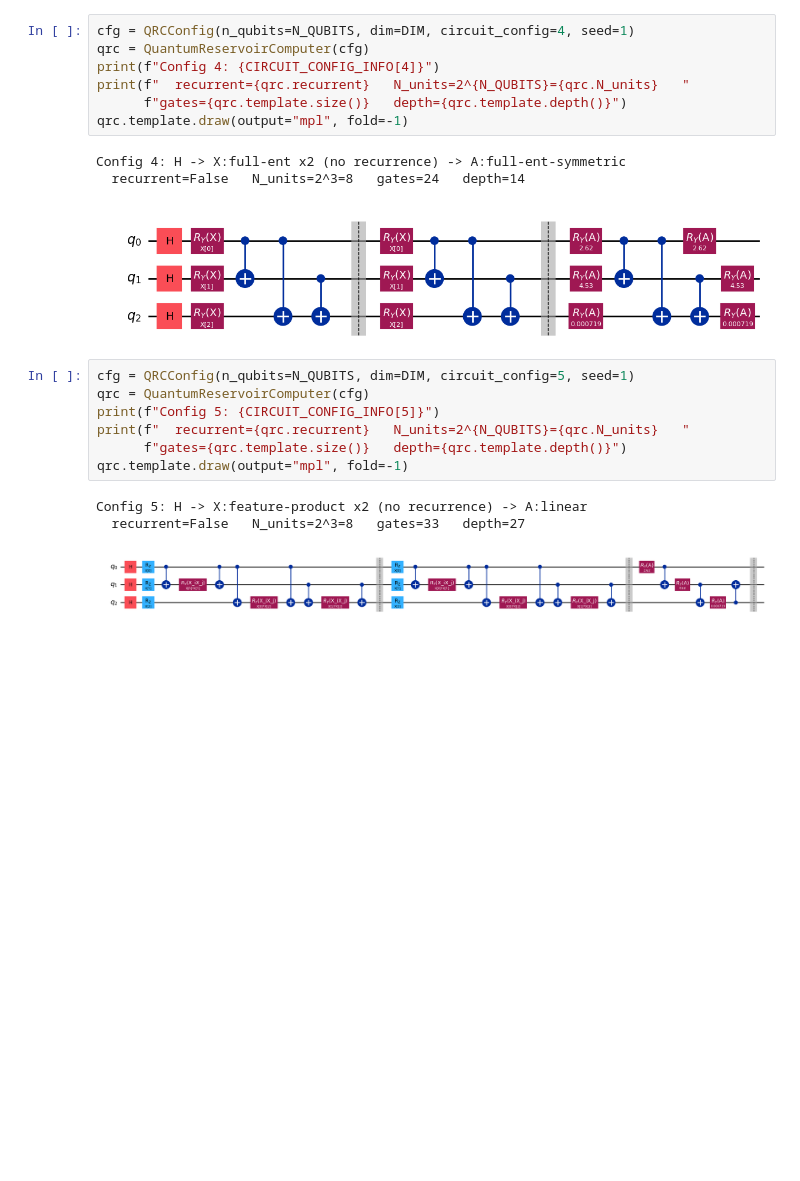
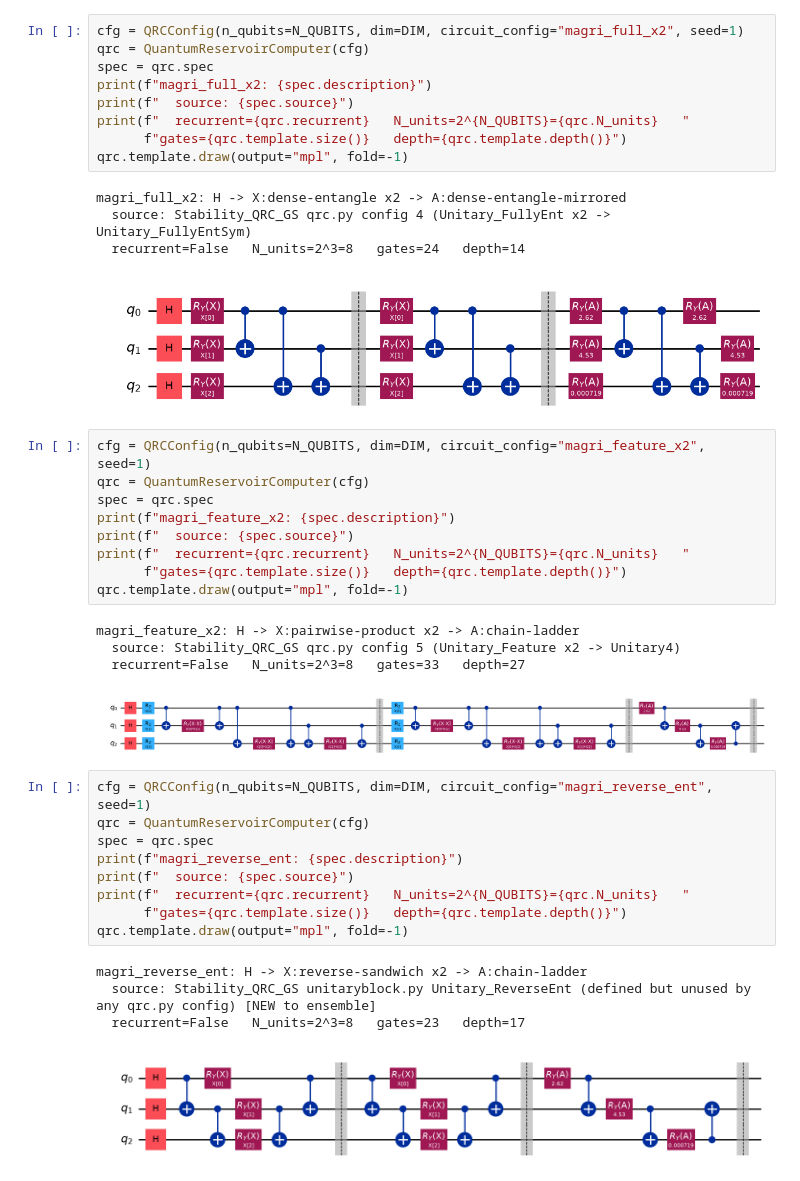
Before and after one commit to Wezo420/QML-for-Plasma-Disruption-Prediction-and-Adaptive-Control, a Jupyter notebook: QRC-Eval3/notebooks/00_QRC_Circuit_Gallery.ipynb, the cells around one changed output. Drawn from its saved outputs; the diff is of its cells as text; blank space fills up the shorter version.

```diff
--- a/QRC-Eval3/notebooks/00_QRC_Circuit_Gallery.ipynb
+++ b/QRC-Eval3/notebooks/00_QRC_Circuit_Gallery.ipynb
@@ -68,24 +193,44 @@ Config 3: H -> X:linear x2 (no recurrence) -> A:linear
   recurrent=False   N_units=2^3=8   gates=21   depth=19
 [figure]
 # %%
-cfg = QRCConfig(n_qubits=N_QUBITS, dim=DIM, circuit_config=4, seed=1)
+cfg = QRCConfig(n_qubits=N_QUBITS, dim=DIM, circuit_config="magri_full_x2", seed=1)
 qrc = QuantumReservoirComputer(cfg)
-print(f"Config 4: {CIRCUIT_CONFIG_INFO[4]}")
+spec = qrc.spec
+print(f"magri_full_x2: {spec.description}")
+print(f"  source: {spec.source}")
 print(f"  recurrent={qrc.recurrent}   N_units=2^{N_QUBITS}={qrc.N_units}   "
       f"gates={qrc.template.size()}   depth={qrc.template.depth()}")
 qrc.template.draw(output="mpl", fold=-1)
 # %% [output]
-Config 4: H -> X:full-ent x2 (no recurrence) -> A:full-ent-symmetric
+magri_full_x2: H -> X:dense-entangle x2 -> A:dense-entangle-mirrored
+  source: Stability_QRC_GS qrc.py config 4 (Unitary_FullyEnt x2 -> Unitary_FullyEntSym)
   recurrent=False   N_units=2^3=8   gates=24   depth=14
 [figure]
 # %%
-cfg = QRCConfig(n_qubits=N_QUBITS, dim=DIM, circuit_config=5, seed=1)
+cfg = QRCConfig(n_qubits=N_QUBITS, dim=DIM, circuit_config="magri_feature_x2", seed=1)
 qrc = QuantumReservoirComputer(cfg)
-print(f"Config 5: {CIRCUIT_CONFIG_INFO[5]}")
+spec = qrc.spec
+print(f"magri_feature_x2: {spec.description}")
+print(f"  source: {spec.source}")
 print(f"  recurrent={qrc.recurrent}   N_units=2^{N_QUBITS}={qrc.N_units}   "
       f"gates={qrc.template.size()}   depth={qrc.template.depth()}")
 qrc.template.draw(output="mpl", fold=-1)
 # %% [output]
-Config 5: H -> X:feature-product x2 (no recurrence) -> A:linear
+magri_feature_x2: H -> X:pairwise-product x2 -> A:chain-ladder
+  source: Stability_QRC_GS qrc.py config 5 (Unitary_Feature x2 -> Unitary4)
   recurrent=False   N_units=2^3=8   gates=33   depth=27
 [figure]
+# %%
+cfg = QRCConfig(n_qubits=N_QUBITS, dim=DIM, circuit_config="magri_reverse_ent", seed=1)
+qrc = QuantumReservoirComputer(cfg)
+spec = qrc.spec
+print(f"magri_reverse_ent: {spec.description}")
+print(f"  source: {spec.source}")
+print(f"  recurrent={qrc.recurrent}   N_units=2^{N_QUBITS}={qrc.N_units}   "
+      f"gates={qrc.template.size()}   depth={qrc.template.depth()}")
+qrc.template.draw(output="mpl", fold=-1)
+# %% [output]
+magri_reverse_ent: H -> X:reverse-sandwich x2 -> A:chain-ladder
+  source: Stability_QRC_GS unitaryblock.py Unitary_ReverseEnt (defined but unused by any qrc.py config) [NEW to ensemble]
+  recurrent=False   N_units=2^3=8   gates=23   depth=17
+[figure, added]
```
Also changed, not shown: parts of 19 cells of this notebook, 18 other files.
